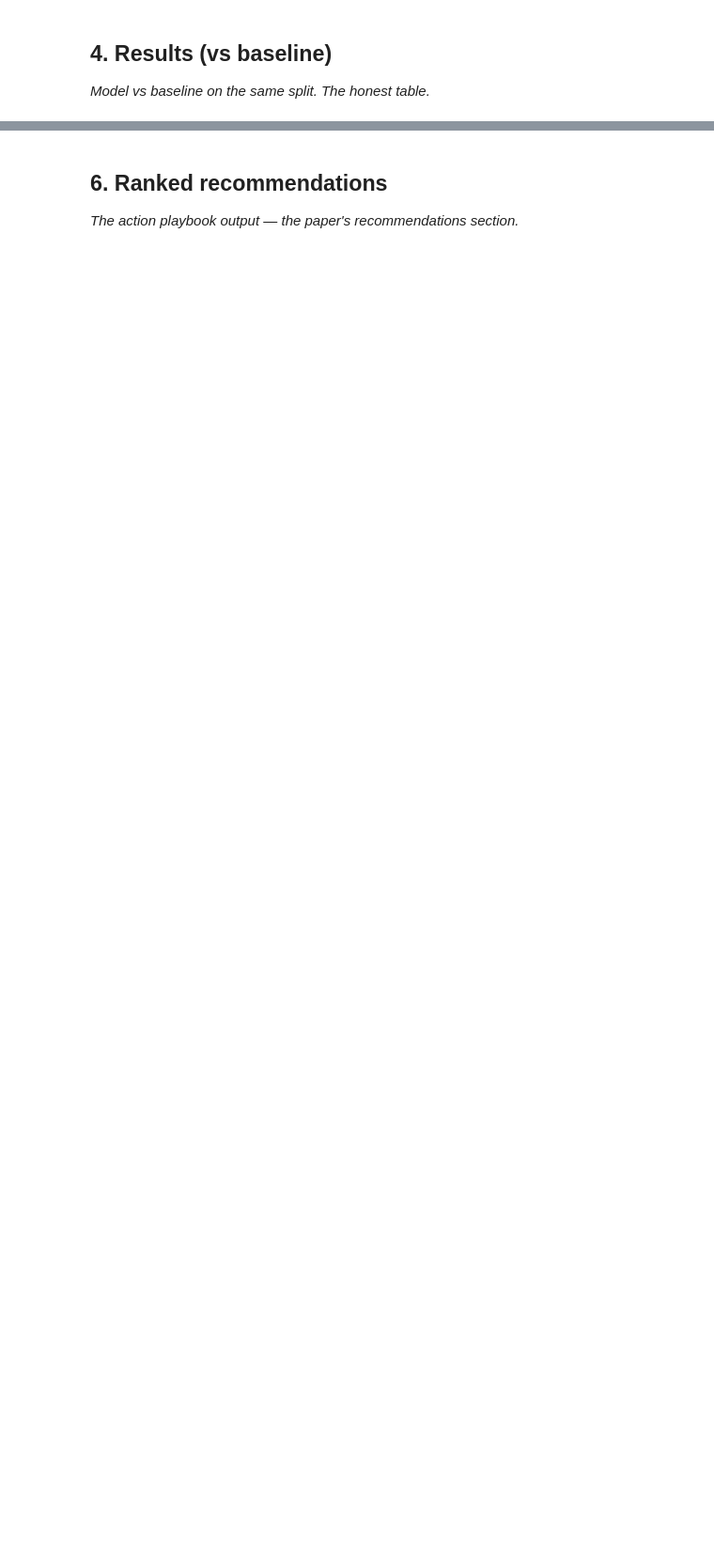
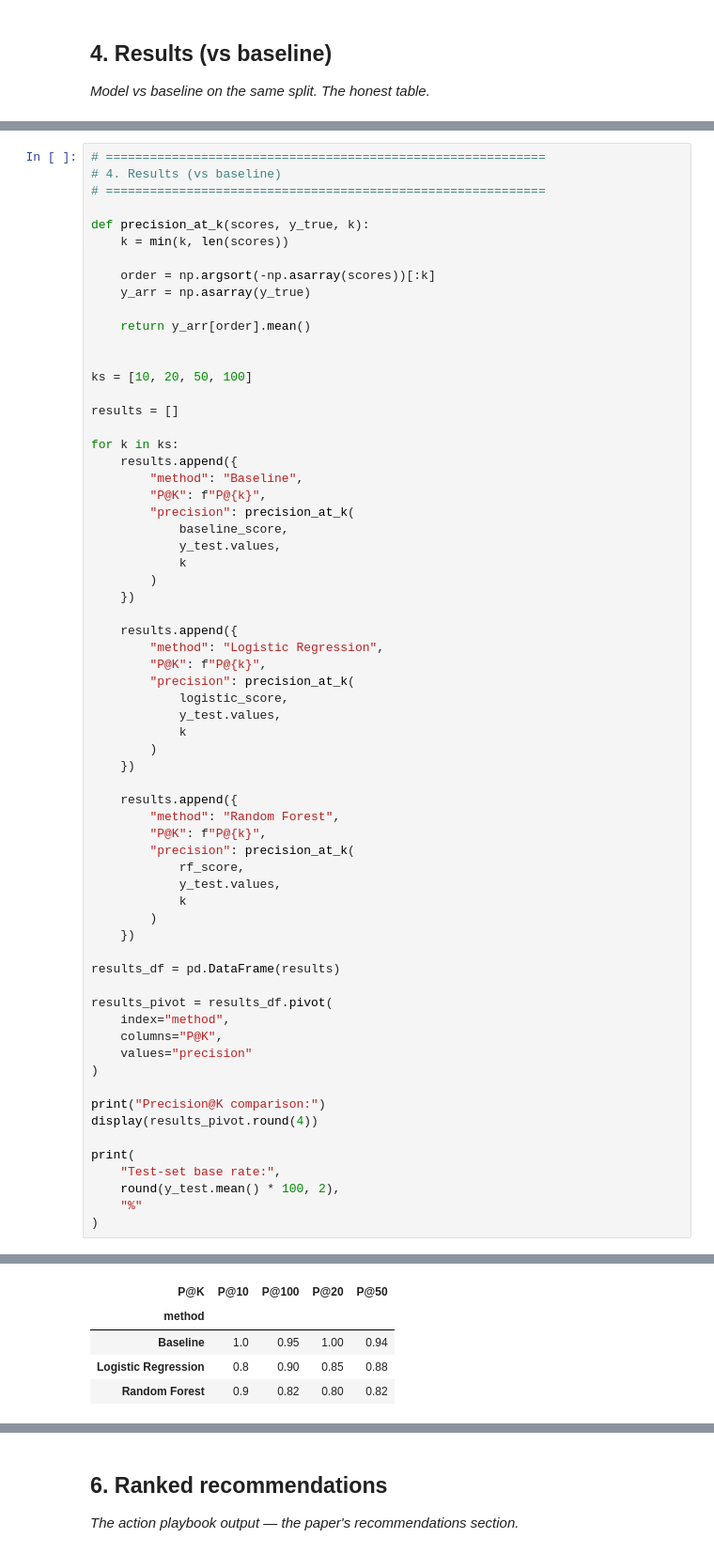
Before and after one commit to ray007herowars-cmyk/Flyrank-ML, a Jupyter notebook: work/notebooks/capstone.ipynb, the cells around one changed output, grey strips where cells are left out. Shown at 94% size. Drawn from its saved outputs; the diff is of its cells as text; blank space fills up the shorter version.

```diff
--- a/work/notebooks/capstone.ipynb
+++ b/work/notebooks/capstone.ipynb
@@ -28,0 +450,66 @@ This skeleton is yours to fill. Work the sections **in order** — each one has
+# %%
+# ============================================================
+# 4. Results (vs baseline)
+# ============================================================
+
+def precision_at_k(scores, y_true, k):
+    k = min(k, len(scores))
+
+    order = np.argsort(-np.asarray(scores))[:k]
+    y_arr = np.asarray(y_true)
+
+    return y_arr[order].mean()
+
+
+ks = [10, 20, 50, 100]
+
+results = []
+
+for k in ks:
+    results.append({
+        "method": "Baseline",
+        "P@K": f"P@{k}",
+        "precision": precision_at_k(
+            baseline_score,
+            y_test.values,
+            k
+        )
+    })
+
+    results.append({
+        "method": "Logistic Regression",
+        "P@K": f"P@{k}",
+        "precision": precision_at_k(
+            logistic_score,
+            y_test.values,
+            k
+        )
+    })
+
+    results.append({
+        "method": "Random Forest",
+        "P@K": f"P@{k}",
+        "precision": precision_at_k(
+            rf_score,
+            y_test.values,
+            k
+        )
+    })
+
+results_df = pd.DataFrame(results)
+
+results_pivot = results_df.pivot(
+    index="method",
+    columns="P@K",
+    values="precision"
+)
+
+print("Precision@K comparison:")
+display(results_pivot.round(4))
+
+print(
+    "Test-set base rate:",
+    round(y_test.mean() * 100, 2),
+    "%"
+)
+# %% [output]
@@ -28,0 +517,5 @@ This skeleton is yours to fill. Work the sections **in order** — each one has
+| P@K | P@10 | P@100 | P@20 | P@50 |
+| method |  |  |  |  |
+| Baseline | 1.0 | 0.95 | 1.00 | 0.94 |
+| Logistic Regression | 0.8 | 0.90 | 0.85 | 0.88 |
+| Random Forest | 0.9 | 0.82 | 0.80 | 0.82 |
```
Also changed, not shown: parts of 18 cells of this notebook.
